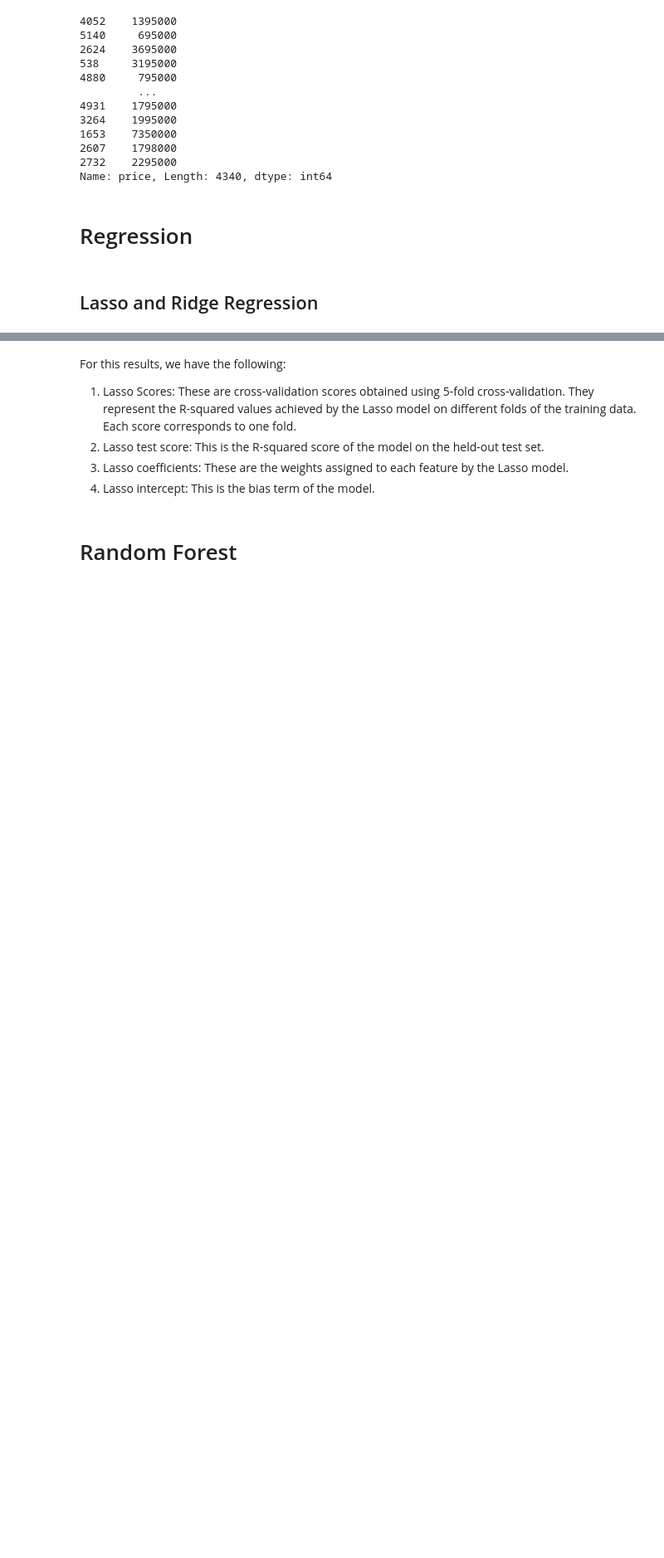
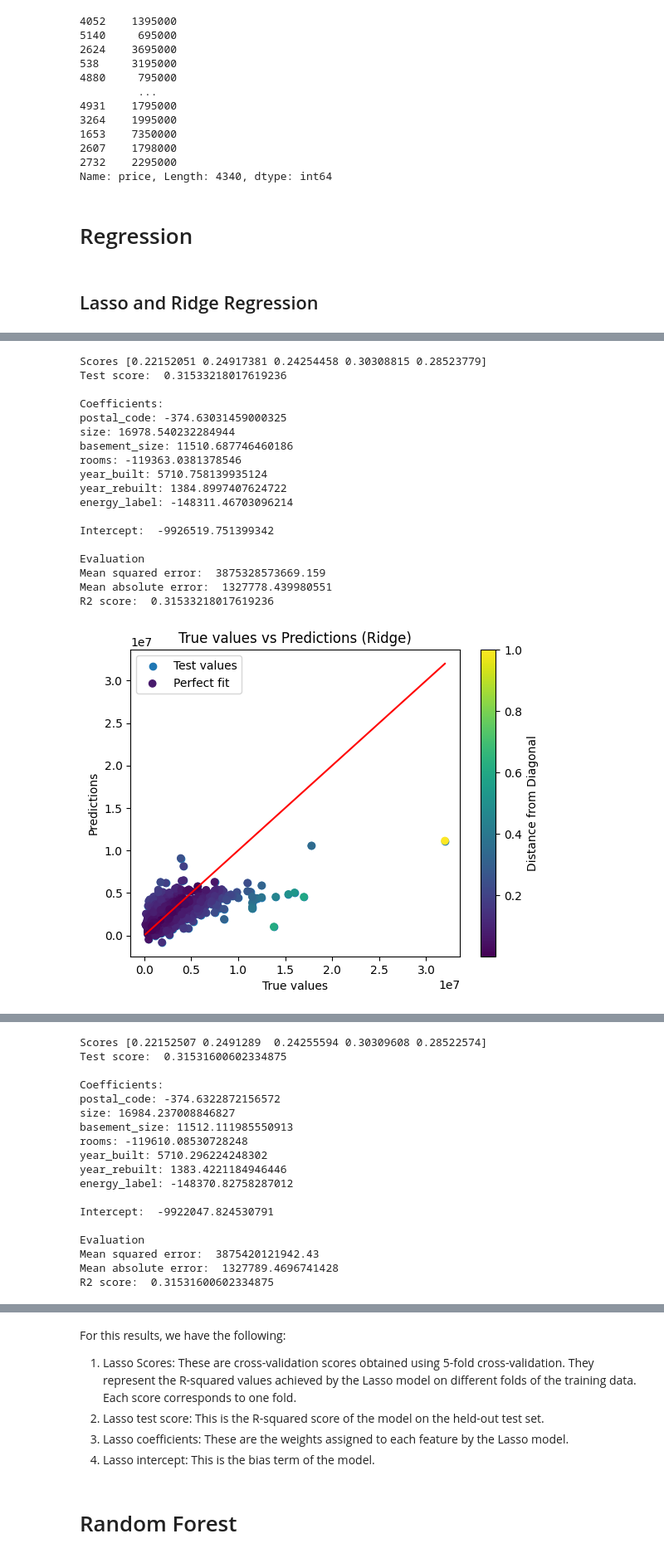
Before and after one commit to besplago/thesis-house-price-estimation, a Jupyter notebook: house_price_regression.ipynb, the cells around one changed output, grey strips where cells are left out. Shown: that part at 83% size. Drawn from its saved outputs; the diff is of its cells as text; code cells hidden in the pictures; blank space fills up the shorter version.

```diff
--- a/house_price_regression.ipynb
+++ b/house_price_regression.ipynb
@@ -311,0 +243,51 @@ R2 score:  0.31580337807317604
+# %%
+import numpy as np
+import matplotlib.pyplot as plt
+
+def regression(model, x_train, y_train, x_test, y_test):
+    model.fit(x_train, y_train)
+    score = cross_val_score(model, x_train, y_train, cv=5)
+    print("Scores", score)
+    print("Test score: ", model.score(x_test, y_test))
+    print("\nCoefficients: ")
+    for feature, coef in zip(x_train.columns, model.coef_):
+        print(f"{feature}: {coef}")
+    print("\nIntercept: ", model.intercept_)
+
+    # Predicting the test set results
+    y_pred = model.predict(x_test)
+
+    #Evaluating the model
+    print("\nEvaluation")
+    print("Mean squared error: ", mean_squared_error(y_test, y_pred))
+    print("Mean absolute error: ", mean_absolute_error(y_test, y_pred))
+    print("R2 score: ", r2_score(y_test, y_pred))
+
+    # Plotting the results
+    plot_regression_results(model.__class__.__name__, y_test, y_pred)
+
+#linear_model_ = linear_model.LinearRegression()
+lasso_model = linear_model.Lasso(alpha = 10)
+ridge_model = linear_model.Ridge(alpha = 10)
+regression(ridge_model, X_train, y_train, X_test, y_test)
+regression(lasso_model, X_train, y_train, X_test, y_test)
+# %% [output]
+Scores [0.22152051 0.24917381 0.24254458 0.30308815 0.28523779]
+Test score:  0.31533218017619236
+
+Coefficients:
+postal_code: -374.63031459000325
+size: 16978.540232284944
+basement_size: 11510.687746460186
+rooms: -119363.0381378546
+year_built: 5710.758139935124
+year_rebuilt: 1384.8997407624722
+energy_label: -148311.46703096214
+
+Intercept:  -9926519.751399342
+
+Evaluation
+Mean squared error:  3875328573669.159
+Mean absolute error:  1327778.439980551
+R2 score:  0.31533218017619236
+[figure, added]
@@ -311,0 +295,18 @@ R2 score:  0.31580337807317604
+Scores [0.22152507 0.2491289  0.24255594 0.30309608 0.28522574]
+Test score:  0.31531600602334875
+
+Coefficients:
+postal_code: -374.6322872156572
+size: 16984.237008846827
+basement_size: 11512.111985550913
+rooms: -119610.08530728248
+year_built: 5710.296224248302
+year_rebuilt: 1383.4221184946446
+energy_label: -148370.82758287012
+
+Intercept:  -9922047.824530791
+
+Evaluation
+Mean squared error:  3875420121942.43
+Mean absolute error:  1327789.4696741428
+R2 score:  0.31531600602334875
```
Also changed, not shown: parts of 12 cells of this notebook.
